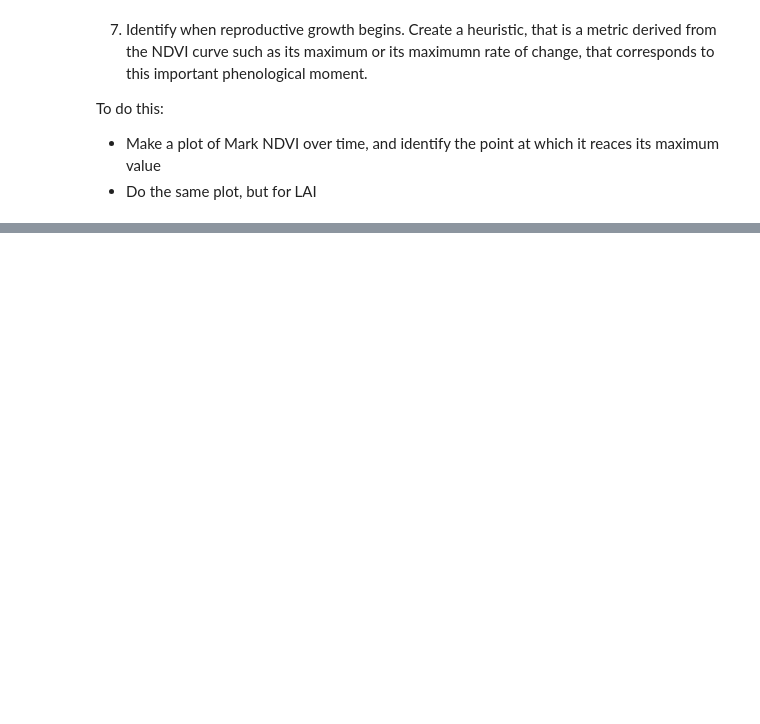
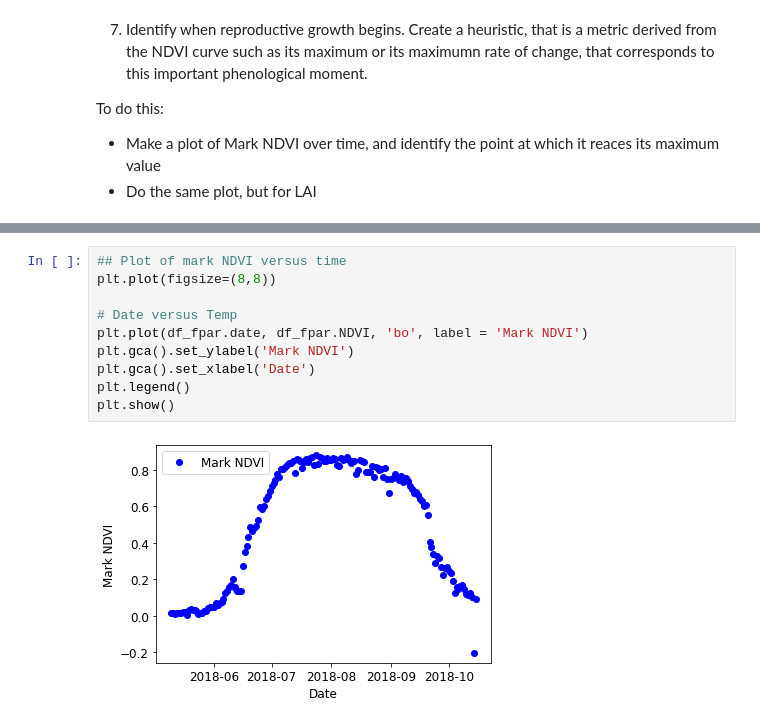
Before and after one commit to agroimpacts/nmeo, a Jupyter notebook: materials/code/sensors/Notebook_2_class.ipynb, the cells around one changed output, grey strips where cells are left out. Drawn from its saved outputs; the diff is of its cells as text; blank space fills up the shorter version.

```diff
--- a/materials/code/sensors/Notebook_2_class.ipynb
+++ b/materials/code/sensors/Notebook_2_class.ipynb
@@ -250,0 +294,12 @@ To do this:
+# %%
+## Plot of mark NDVI versus time
+plt.plot(figsize=(8,8))
+
+# Date versus Temp
+plt.plot(df_fpar.date, df_fpar.NDVI, 'bo', label = 'Mark NDVI')
+plt.gca().set_ylabel('Mark NDVI')
+plt.gca().set_xlabel('Date')
+plt.legend()
+plt.show()
+# %% [output]
+[figure, added]
```
Also changed, not shown: parts of 6 cells of this notebook.
